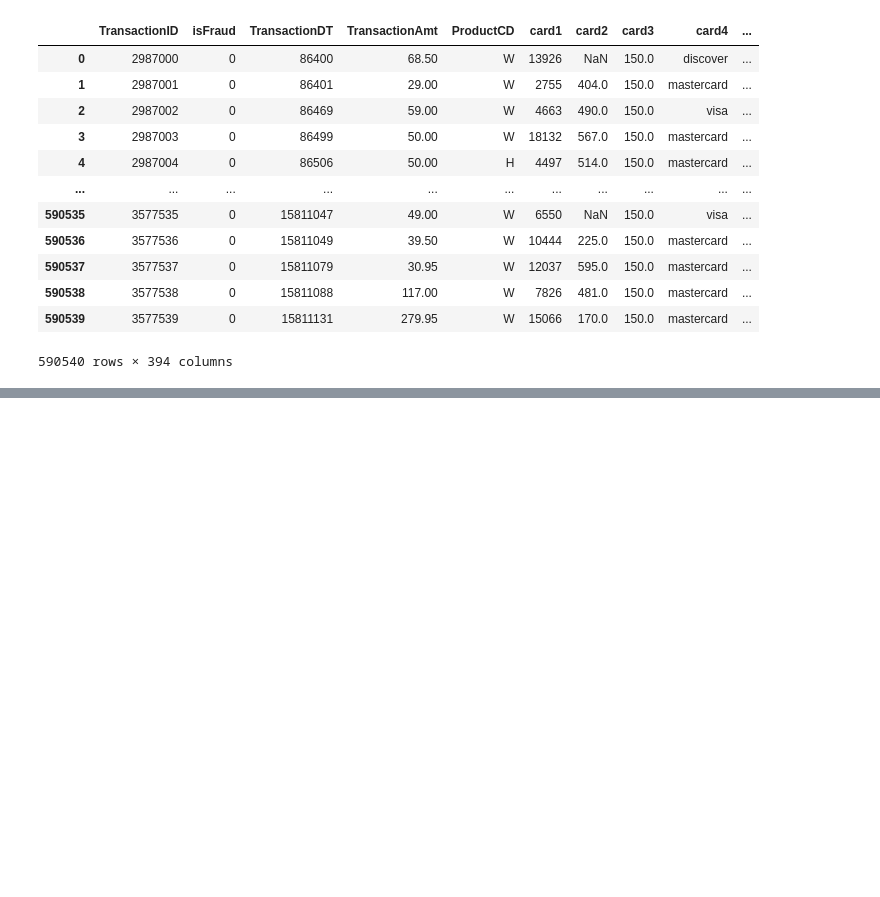
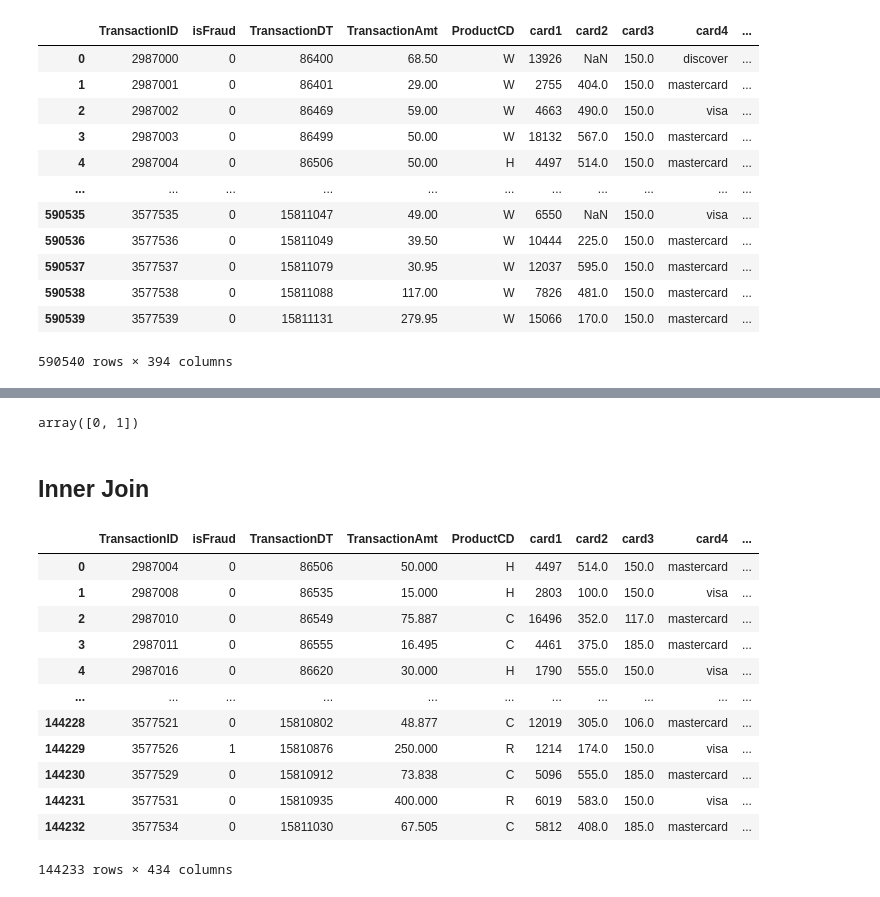
Before and after one commit to choseyi/IEEE-CIS_Fraud_Detection, a Jupyter notebook: src/main.ipynb, the cells around one changed output, grey strips where cells are left out. Cells and saved outputs as stored; diff of their text form; code cells hidden in the pictures; blank space fills up the shorter version.

```diff
--- a/src/main.ipynb
+++ b/src/main.ipynb
@@ -45,0 +155,23 @@ display(train_trsc)
+# %%
+train_trsc.isFraud.unique() # Binaries
+# %% [output]
+array([0, 1])
+# %% [markdown]
+## Inner Join
+# %%
+inner = pd.merge(train_trsc, train_id, how='inner', on='TransactionID')
+inner
+# %% [output]
+|  | TransactionID | isFraud | TransactionDT | TransactionAmt | ProductCD | card1 | card2 | card3 | card4 | ... |
+| 0 | 2987004 | 0 | 86506 | 50.000 | H | 4497 | 514.0 | 150.0 | mastercard | ... |
+| 1 | 2987008 | 0 | 86535 | 15.000 | H | 2803 | 100.0 | 150.0 | visa | ... |
+| 2 | 2987010 | 0 | 86549 | 75.887 | C | 16496 | 352.0 | 117.0 | mastercard | ... |
+| 3 | 2987011 | 0 | 86555 | 16.495 | C | 4461 | 375.0 | 185.0 | mastercard | ... |
+| 4 | 2987016 | 0 | 86620 | 30.000 | H | 1790 | 555.0 | 150.0 | visa | ... |
+| ... | ... | ... | ... | ... | ... | ... | ... | ... | ... | ... |
+| 144228 | 3577521 | 0 | 15810802 | 48.877 | C | 12019 | 305.0 | 106.0 | mastercard | ... |
+| 144229 | 3577526 | 1 | 15810876 | 250.000 | R | 1214 | 174.0 | 150.0 | visa | ... |
+| 144230 | 3577529 | 0 | 15810912 | 73.838 | C | 5096 | 555.0 | 185.0 | mastercard | ... |
+| 144231 | 3577531 | 0 | 15810935 | 400.000 | R | 6019 | 583.0 | 150.0 | visa | ... |
+| 144232 | 3577534 | 0 | 15811030 | 67.505 | C | 5812 | 408.0 | 185.0 | mastercard | ... |
+144233 rows × 434 columns
```
Also changed, not shown: parts of 11 cells of this notebook.
